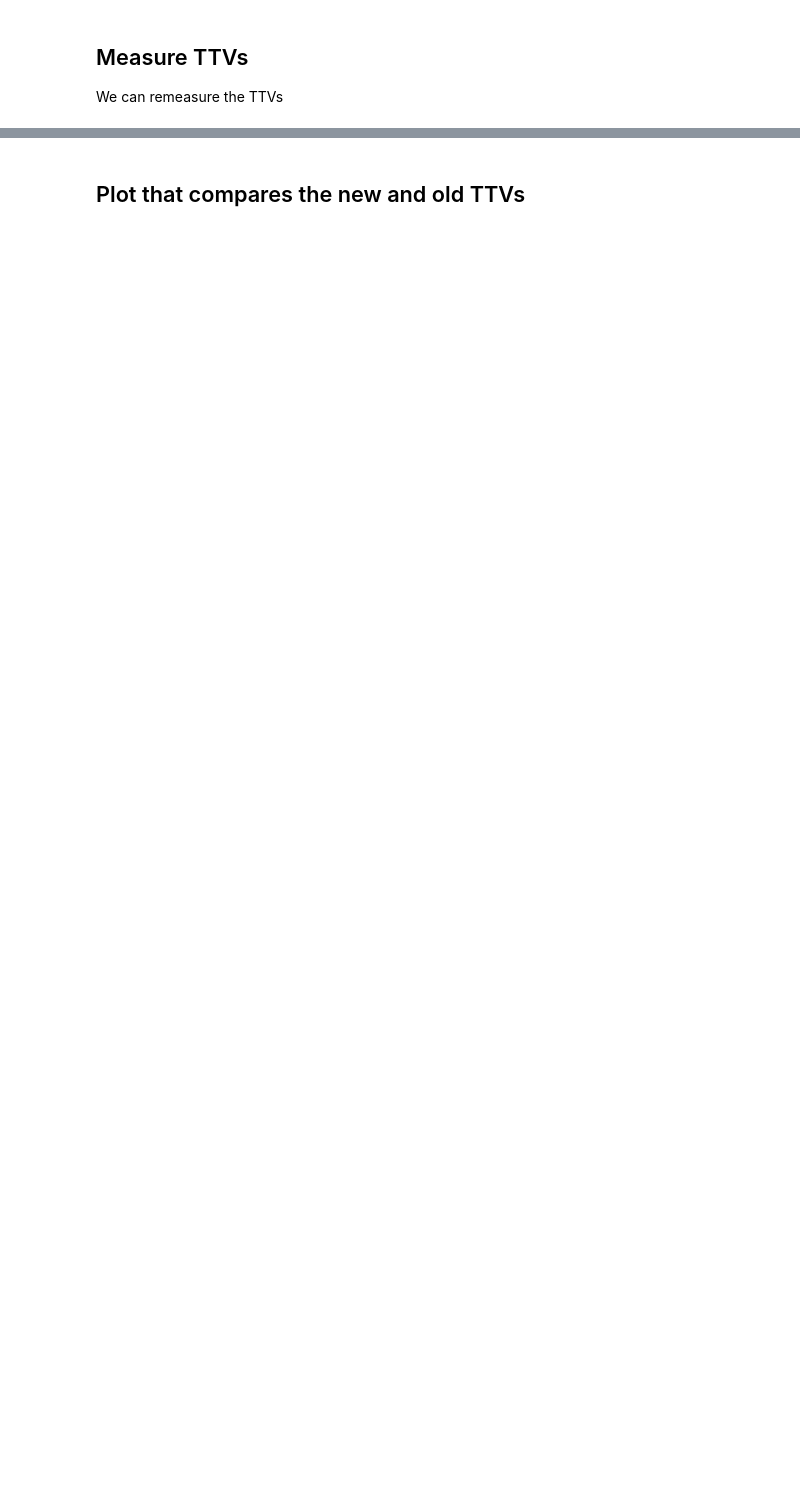
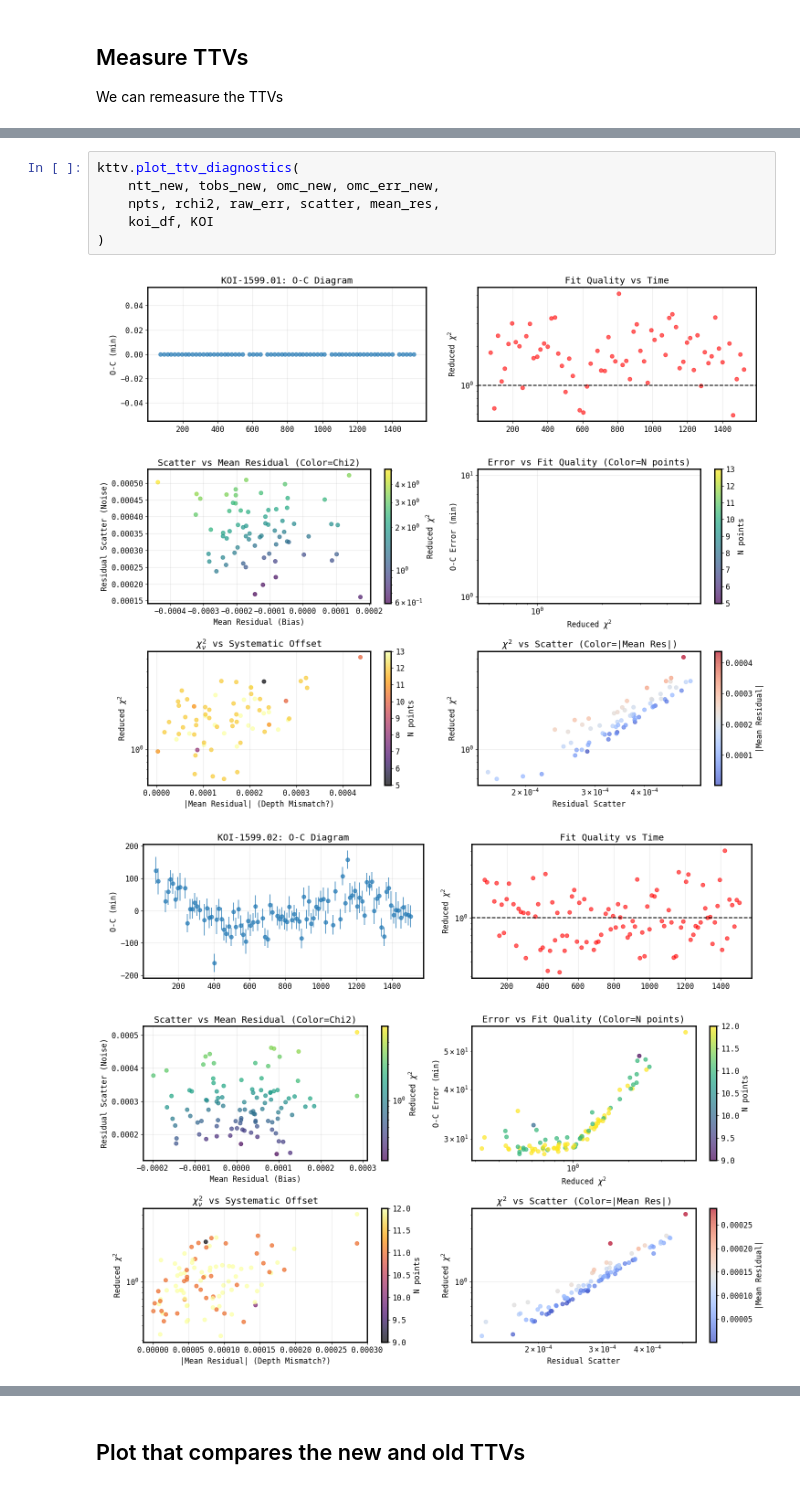
Before and after one commit to jasonfrowe/Kepler_TTV, a Jupyter notebook: Kepler_TTV.ipynb, the cells around one changed output, grey strips where cells are left out. Saved outputs shown, nothing was run; the diff lists cells and outputs as text; blank space fills up the shorter version.

```diff
--- a/Kepler_TTV.ipynb
+++ b/Kepler_TTV.ipynb
@@ -394,0 +415,9 @@ ntt_new, tobs_new, omc_new, omc_err_new = kttv.fit_ttvs(phot, sol_fit, ntt, tobs
+# %%
+kttv.plot_ttv_diagnostics(
+    ntt_new, tobs_new, omc_new, omc_err_new,
+    npts, rchi2, raw_err, scatter, mean_res,
+    koi_df, KOI
+)
+# %% [output]
+[figure, added]
+[figure, added]
```
Also changed, not shown: parts of 15 cells of this notebook, 15 other files.
